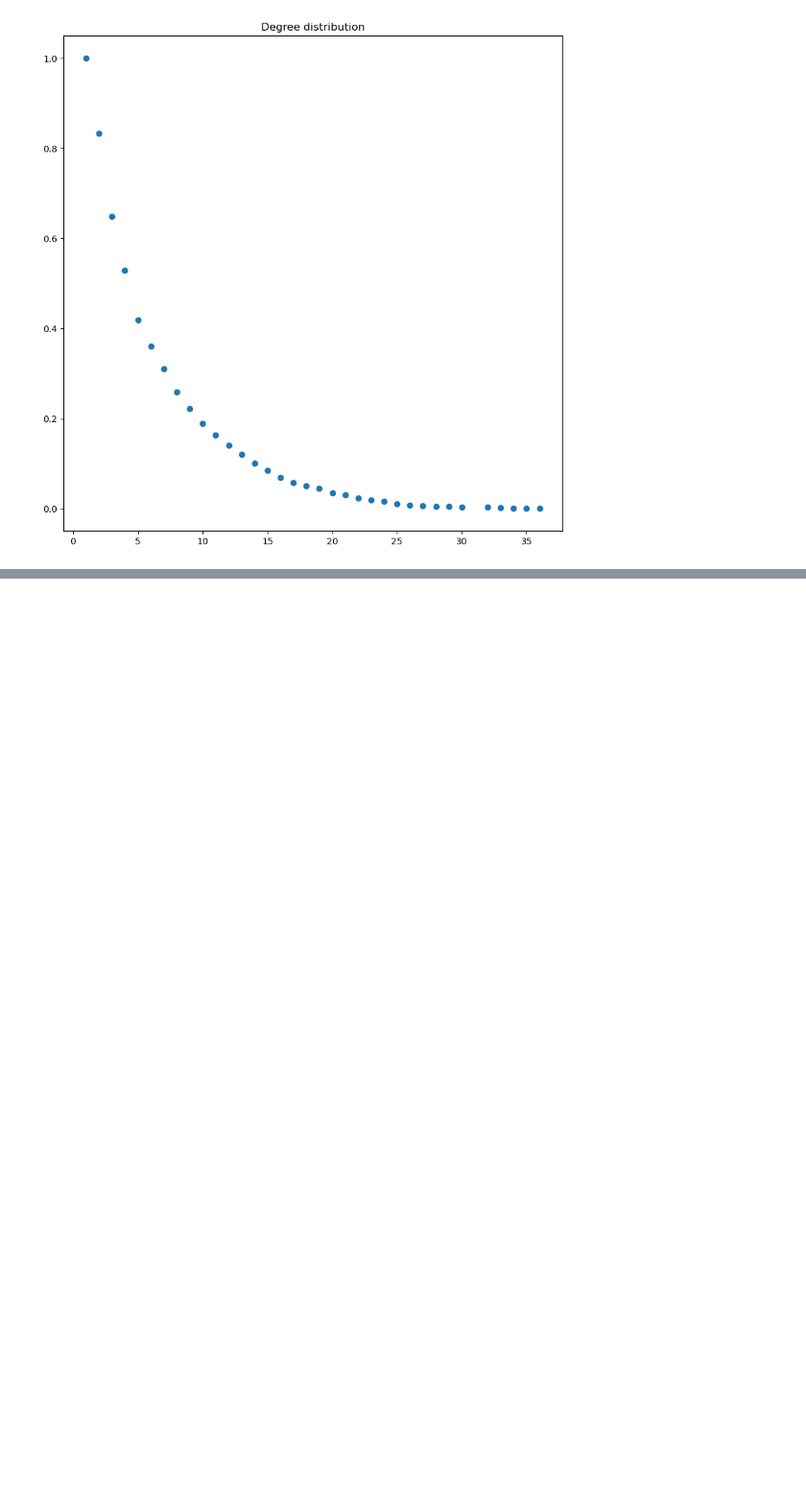
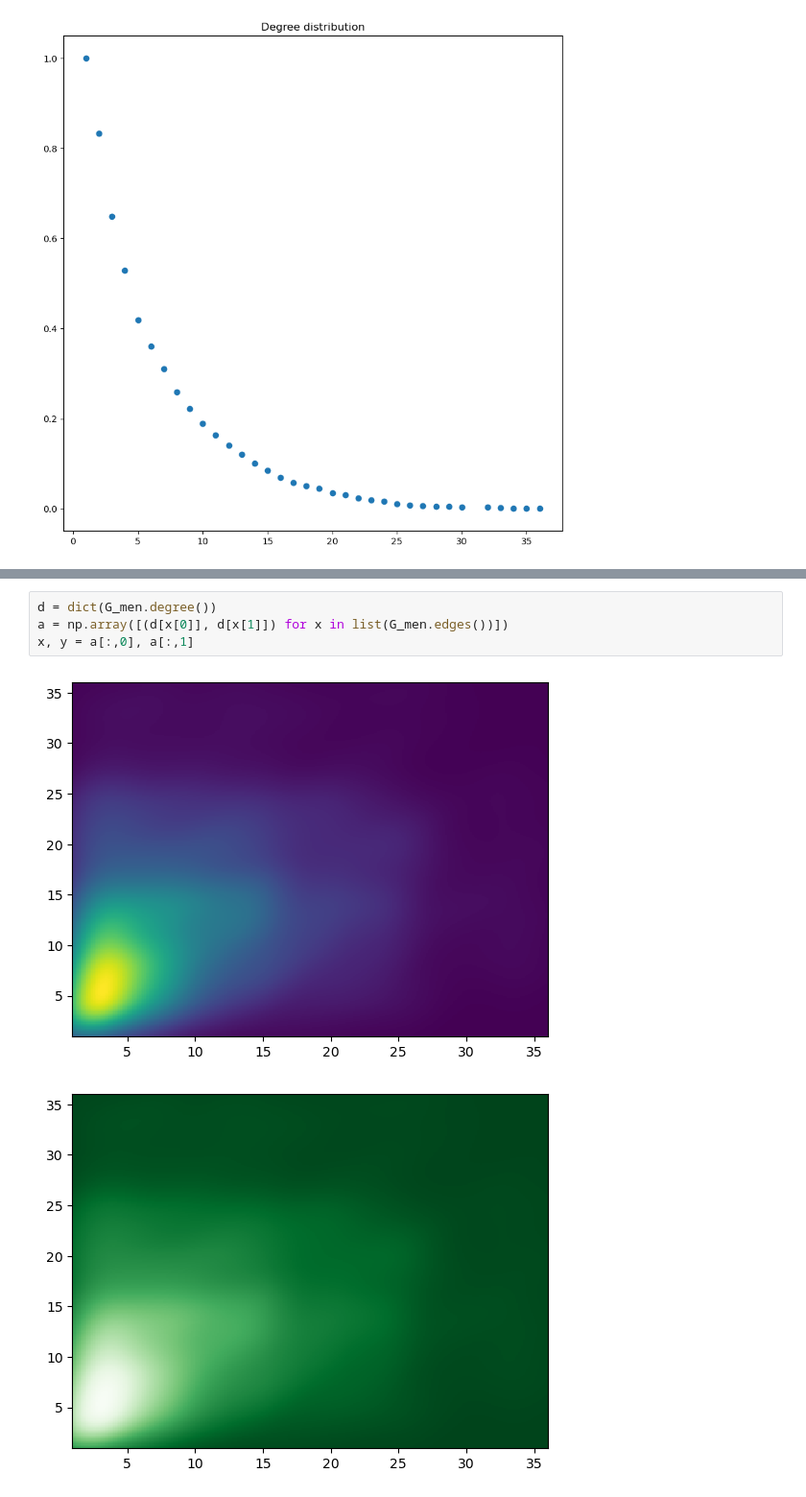
Before and after one commit to PierrickLeroy/mma-graph, a Jupyter notebook: ranking-and-exploration.ipynb, the cells around one changed output, grey strips where cells are left out. Shown at 96% size. Cells and saved outputs as stored; diff of their text form; blank space fills up the shorter version.

```diff
--- a/ranking-and-exploration.ipynb
+++ b/ranking-and-exploration.ipynb
@@ -1608,0 +1633,7 @@ plt.scatter(k_eb, np.flip(np.cumsum(np.flip(p_k_eb))), label="data extended bara
+# %%
+d = dict(G_men.degree())
+a = np.array([(d[x[0]], d[x[1]]) for x in list(G_men.edges())])
+x, y = a[:,0], a[:,1]
+# %% [output]
+[figure, added]
+[figure, added]
```
Also changed, not shown: parts of 12 cells of this notebook, 9 other files.
